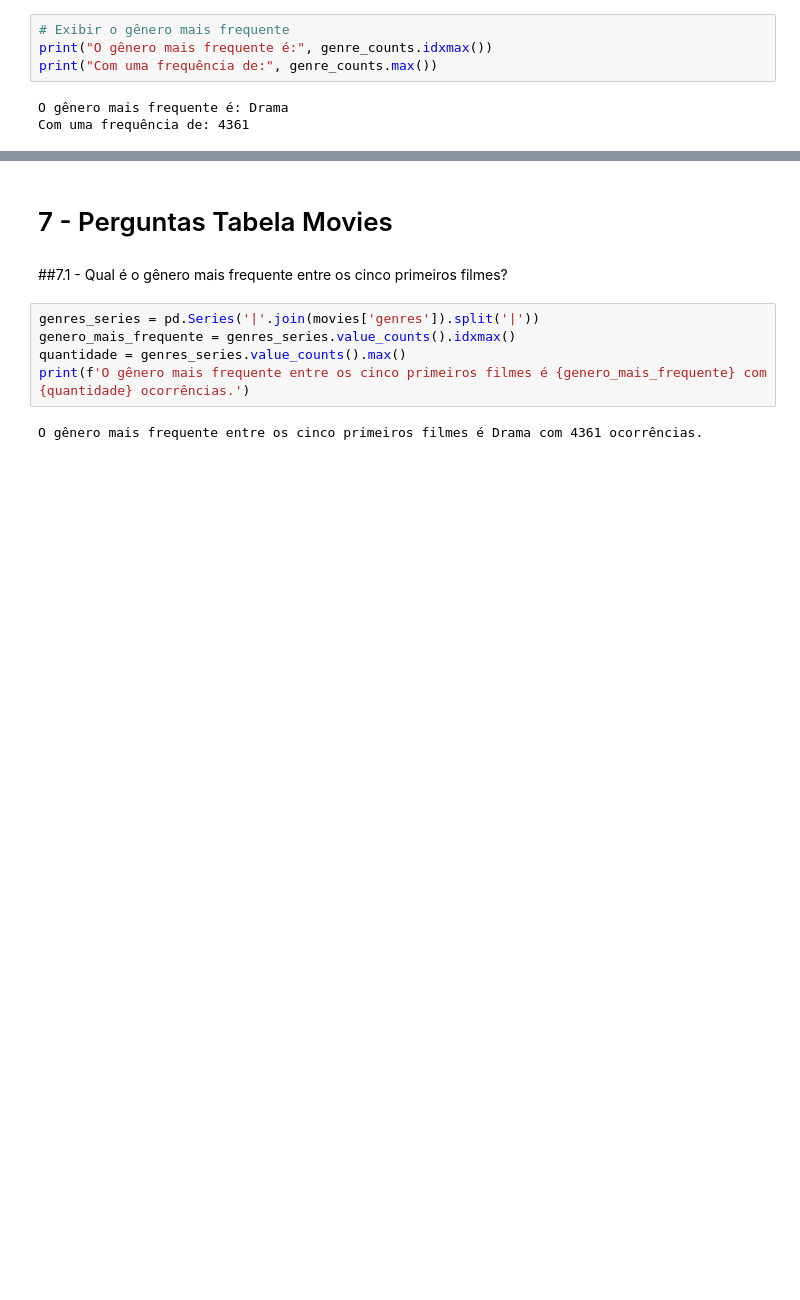
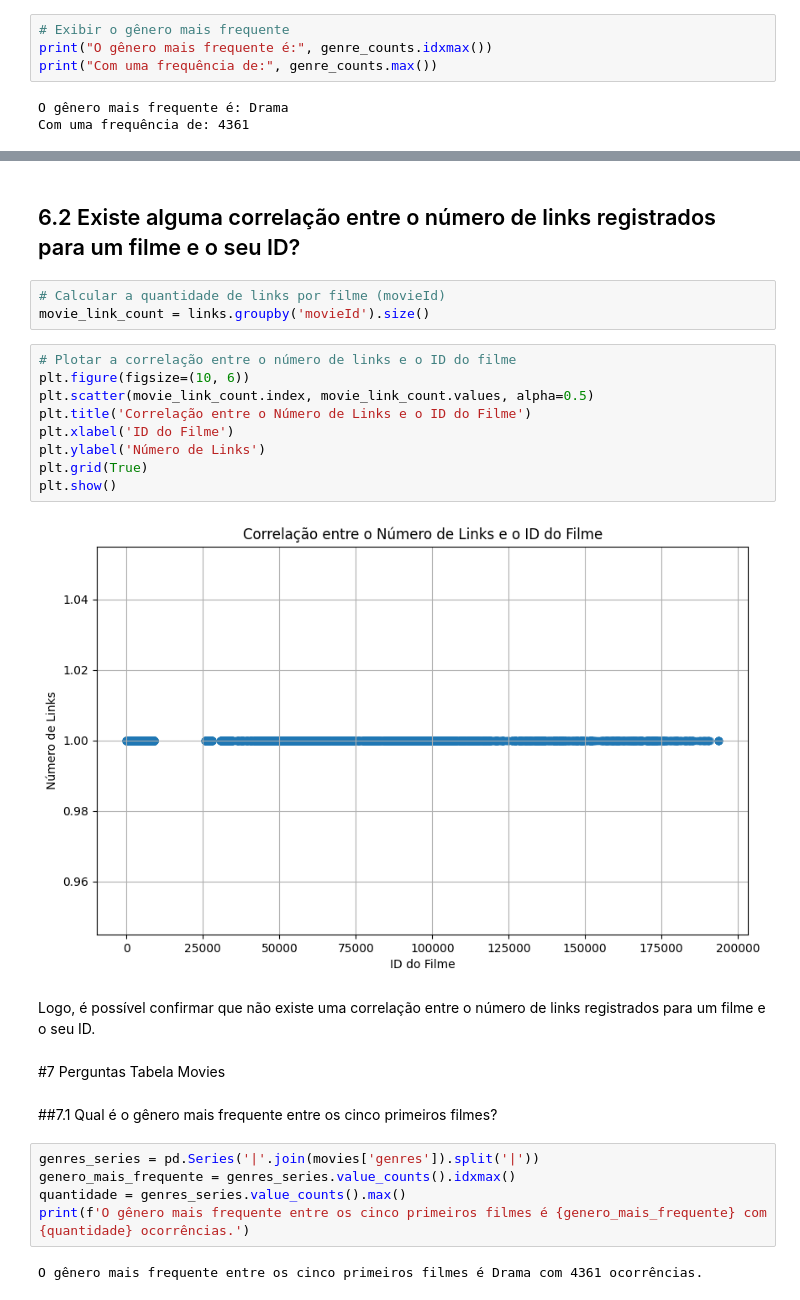
Before and after one commit to Lucas-O-S/Analise_Exploratoria_N2, a Jupyter notebook: AnaliseExploratoria_N2.ipynb, the cells around one changed output, grey strips where cells are left out. Cells and saved outputs as stored; diff of their text form; blank space fills up the shorter version.

```diff
--- a/AnaliseExploratoria_N2.ipynb
+++ b/AnaliseExploratoria_N2.ipynb
@@ -455,7 +506,25 @@ Com uma frequência de: 4361
+# %% [markdown]
+## 6.2 Existe alguma correlação entre o número de links registrados para um filme e o seu ID?
+# %%
+# Calcular a quantidade de links por filme (movieId)
+movie_link_count = links.groupby('movieId').size()
+# %%
+# Plotar a correlação entre o número de links e o ID do filme
+plt.figure(figsize=(10, 6))
+plt.scatter(movie_link_count.index, movie_link_count.values, alpha=0.5)
+plt.title('Correlação entre o Número de Links e o ID do Filme')
+plt.xlabel('ID do Filme')
+plt.ylabel('Número de Links')
+plt.grid(True)
+plt.show()
+# %% [output]
+[figure, added]
+# %% [markdown]
+Logo, é possível confirmar que não existe uma correlação entre o número de links registrados para um filme e o seu ID.
 # %% [markdown]
-# 7 - Perguntas Tabela Movies
+#7 Perguntas Tabela Movies
 # %% [markdown]
-##7.1 - Qual é o gênero mais frequente entre os cinco primeiros filmes?
+##7.1 Qual é o gênero mais frequente entre os cinco primeiros filmes?
 # %%
 genres_series = pd.Series('|'.join(movies['genres']).split('|'))
 genero_mais_frequente = genres_series.value_counts().idxmax()
```
Also changed, not shown: parts of 34 cells of this notebook.
